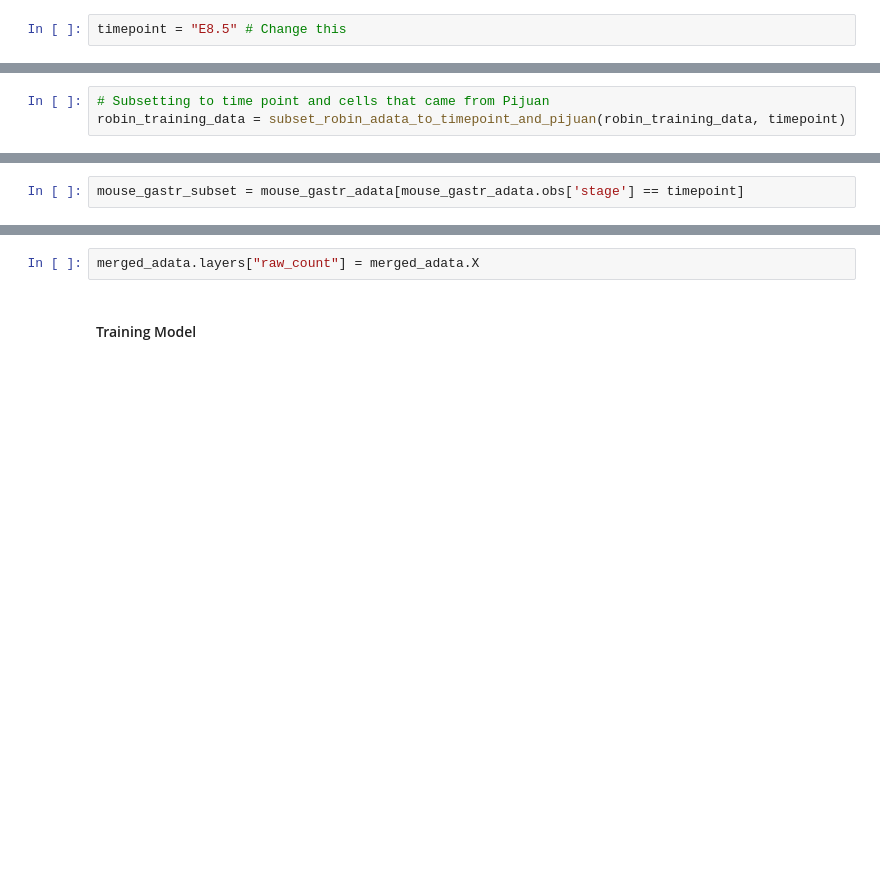
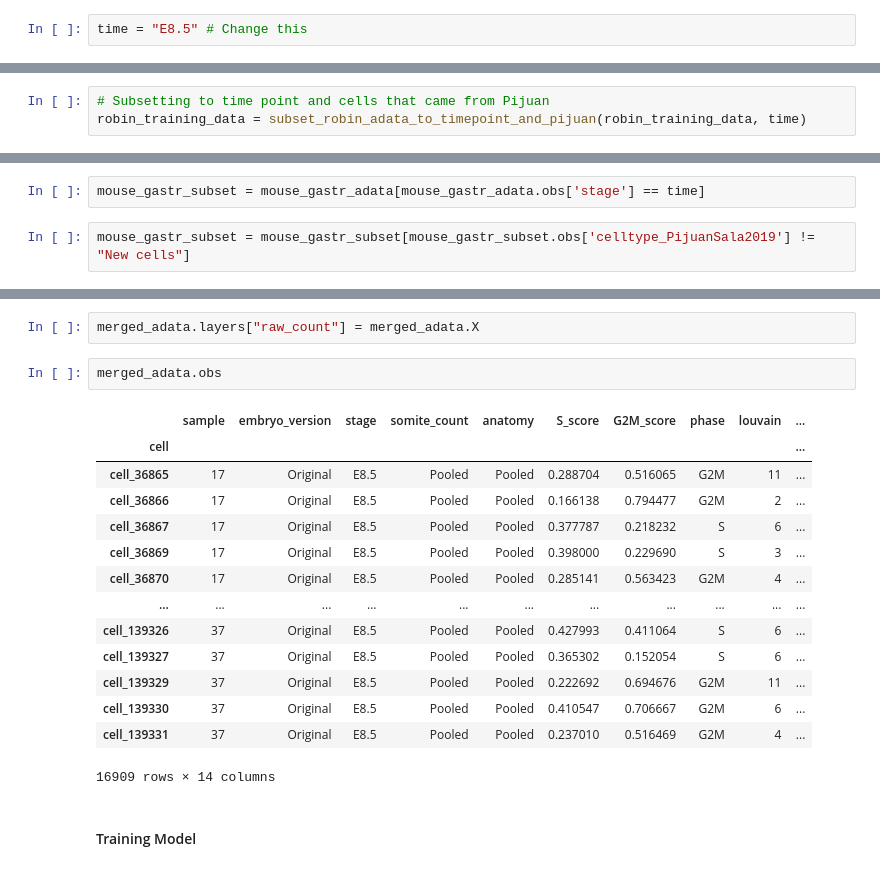
Before and after one commit to Oiya861028/Lineage_Tree_Construction, a Jupyter notebook: Moslin/Cardiac_Analysis/robin_celltypist_annotation.ipynb, the cells around one changed output, grey strips where cells are left out. Cells and saved outputs as stored; diff of their text form; blank space fills up the shorter version.

Commit message:
fix critical bug where new_cells are not filtered out of pijuan data prior to merging

```diff
--- a/Moslin/Cardiac_Analysis/robin_celltypist_annotation.ipynb
+++ b/Moslin/Cardiac_Analysis/robin_celltypist_annotation.ipynb
@@ -27,5 +39,5 @@ AnnData object with n_obs × n_vars = 3170 × 29205
 # %%
-timepoint = "E8.5" # Change this
+time = "E8.5" # Change this
 # %%
 def add_robin_celltype_annotation(robin_adata, pijuan_adata, robin_celltype_label, pijuan_celltype_label = "celltype_PijuanSala2019", merged_celltype_key = "merged_celltype_label"):
     '''
@@ -87,7 +93,7 @@ AnnData object with n_obs × n_vars = 3170 × 29205
     layers: 'raw_counts'
 # %%
 # Subsetting to time point and cells that came from Pijuan
-robin_training_data = subset_robin_adata_to_timepoint_and_pijuan(robin_training_data, timepoint)
+robin_training_data = subset_robin_adata_to_timepoint_and_pijuan(robin_training_data, time)
 # %%
 robin_training_data.obs["Annotation"].unique()
 # %% [output]
@@ -103,2 +115,4 @@ Subsetting to time point
 # %%
-mouse_gastr_subset = mouse_gastr_adata[mouse_gastr_adata.obs['stage'] == timepoint]
+mouse_gastr_subset = mouse_gastr_adata[mouse_gastr_adata.obs['stage'] == time]
+# %%
+mouse_gastr_subset = mouse_gastr_subset[mouse_gastr_subset.obs['celltype_PijuanSala2019'] != "New cells"]
@@ -115,6 +145,23 @@ np.float64(5059.0)
 merged_adata = add_robin_celltype_annotation(robin_training_data, mouse_gastr_subset, 'Annotation')
 # %%
 merged_adata.layers["raw_count"] = merged_adata.X
+# %%
+merged_adata.obs
+# %% [output]
+|  | sample | embryo_version | stage | somite_count | anatomy | S_score | G2M_score | phase | louvain | ... |
+| cell |  |  |  |  |  |  |  |  |  | ... |
+| cell_36865 | 17 | Original | E8.5 | Pooled | Pooled | 0.288704 | 0.516065 | G2M | 11 | ... |
+| cell_36866 | 17 | Original | E8.5 | Pooled | Pooled | 0.166138 | 0.794477 | G2M | 2 | ... |
+| cell_36867 | 17 | Original | E8.5 | Pooled | Pooled | 0.377787 | 0.218232 | S | 6 | ... |
+| cell_36869 | 17 | Original | E8.5 | Pooled | Pooled | 0.398000 | 0.229690 | S | 3 | ... |
+| cell_36870 | 17 | Original | E8.5 | Pooled | Pooled | 0.285141 | 0.563423 | G2M | 4 | ... |
+| ... | ... | ... | ... | ... | ... | ... | ... | ... | ... | ... |
+| cell_139326 | 37 | Original | E8.5 | Pooled | Pooled | 0.427993 | 0.411064 | S | 6 | ... |
+| cell_139327 | 37 | Original | E8.5 | Pooled | Pooled | 0.365302 | 0.152054 | S | 6 | ... |
+| cell_139329 | 37 | Original | E8.5 | Pooled | Pooled | 0.222692 | 0.694676 | G2M | 11 | ... |
+| cell_139330 | 37 | Original | E8.5 | Pooled | Pooled | 0.410547 | 0.706667 | G2M | 6 | ... |
+| cell_139331 | 37 | Original | E8.5 | Pooled | Pooled | 0.237010 | 0.516469 | G2M | 4 | ... |
+16909 rows × 14 columns
 # %% [markdown]
 #### Training Model
 # %%
```
Also changed, not shown: parts of 18 cells of this notebook, 1 other file.
